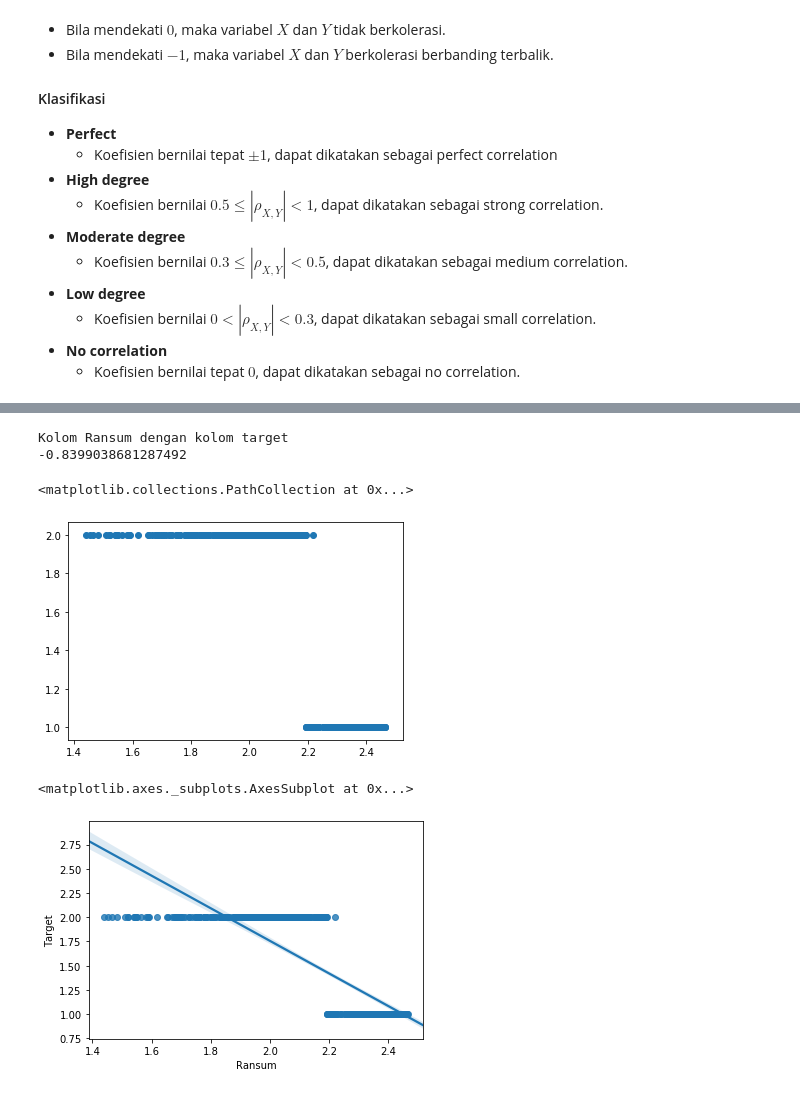
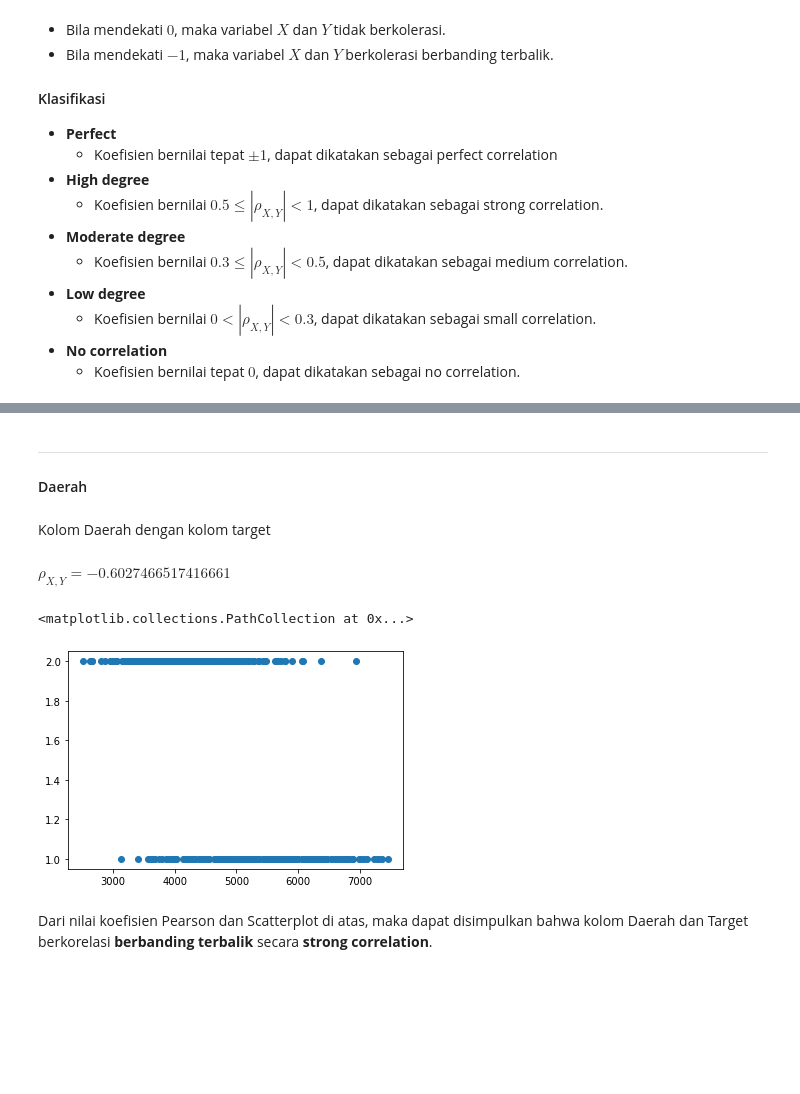
Before and after one commit to Lock1/IF2220-Probstat, a Jupyter notebook: TubesProbstat.ipynb, the cells around one changed output, grey strips where cells are left out. Saved outputs shown, nothing was run; the diff lists cells and outputs as text; code cells hidden in the pictures; blank space fills up the shorter version.

Commit message:
Penambahan LaTeX styling
Penambahan LaTeX untuk no 3 dan 6

```diff
--- a/TubesProbstat.ipynb
+++ b/TubesProbstat.ipynb
@@ -847,20 +657,17 @@ sns.regplot(dataset["Bulatan"], dataset["Target"])
-# %%
-print("Kolom Ransum dengan kolom target")
-rho = np.corrcoef(dataset["Ransum"], dataset["Target"])
-print(rho[0][1]) # rho[0][1] = rho[1][0]. Dipilih satu untuk ditampilkan
-print()
-plt.scatter(dataset["Ransum"], dataset["Target"])
-# %% [output]
-Kolom Ransum dengan kolom target
--0.8399038681287492
-<matplotlib.collections.PathCollection at 0x...>
-[figure, removed]
-# %%
-# Dari nilai koefisien Pearson dan Scatterplot di atas, maka dapat disimpulkan bahwa kolom Ransum dan Target
-# berkorelasi berbanding terbalik secara high degree (strong correlation).
-
-# Dapat dilihat lebih jelas pada regplot berikut:
-sns.regplot(dataset["Ransum"], dataset["Target"])
-# %% [output]
-<matplotlib.axes._subplots.AxesSubplot at 0x...>
-[figure, removed]
+# %% [markdown]
+***
+#### Daerah
+# %%
+printMarkdown("Kolom Daerah dengan kolom target")
+rho = np.corrcoef(dataset["Daerah"], dataset["Target"])
+printMarkdown("$\\rho_{X,Y} = " + str(rho[0][1]) + "$") # rho[0][1] = rho[1][0]. Dipilih satu untuk ditampilkan
+print()
+plt.scatter(dataset["Daerah"], dataset["Target"])
+# %% [output]
+Kolom Daerah dengan kolom target
+$\rho_{X,Y} = -0.6027466517416661$
+<matplotlib.collections.PathCollection at 0x...>
+[figure, added]
+# %% [markdown]
+Dari nilai koefisien Pearson dan Scatterplot di atas, maka dapat disimpulkan bahwa kolom Daerah dan Target
+berkorelasi **berbanding terbalik** secara **strong correlation**.
```
Also changed, not shown: parts of 82 cells of this notebook.
